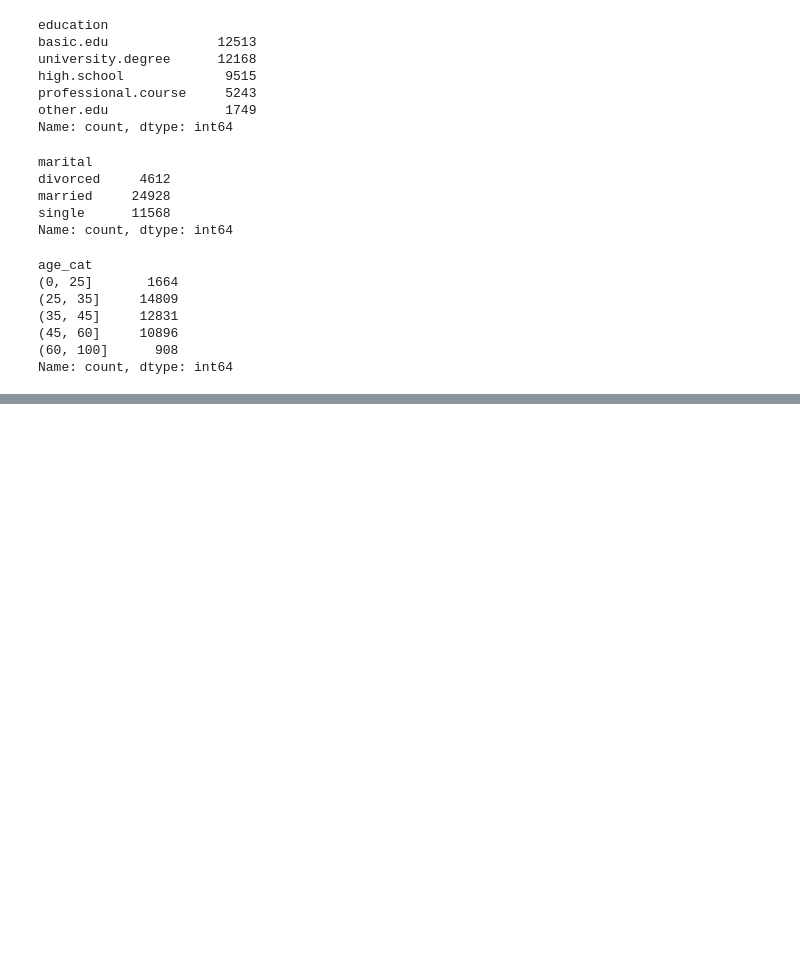
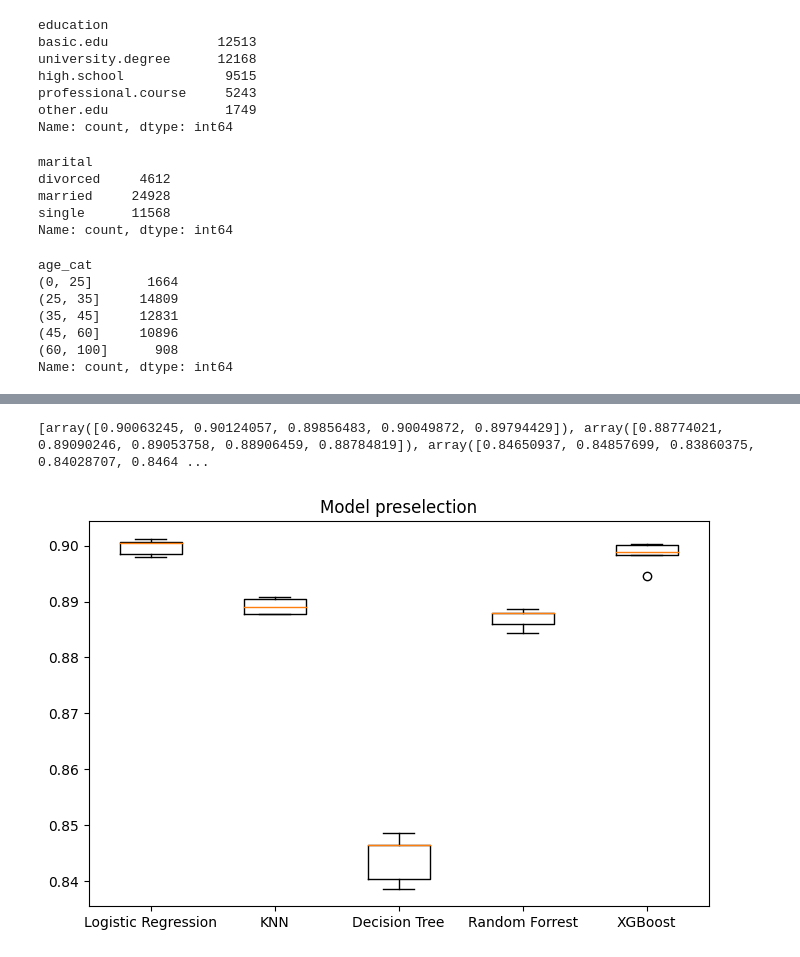
Before and after one commit to Magdalena-B1/ML-different-approaches-to-linear-regression, a Jupyter notebook: notebook4f11fd9960.ipynb, the cells around one changed output, grey strips where cells are left out. Drawn from its saved outputs; the diff is of its cells as text; code cells hidden in the pictures; blank space fills up the shorter version.

```diff
--- a/notebook4f11fd9960.ipynb
+++ b/notebook4f11fd9960.ipynb
@@ -195,10 +191,12 @@ Name: count, dtype: int64
 #     for i, col in enumerate(np.sort(df[col_name].unique())):
 #         df[col_name] = df[col_name].replace(col,i)
 # %%
-cat_col = ['job', 'marital']
-for c in cat_col:
-    for i, col in enumerate(np.sort(df[c].unique())):
+col_to_label = ['age_cat','job', 'marital', 'education', 'default', 'housing', 'loan',
+                       'contact', 'poutcome', 'y']
+for c in col_to_label:
+    for i, col in enumerate(np.sort(df_2[c].unique())):
         df_2[c] = df_2[c].replace(col,i)
 
-df_2['marital'].value_counts().sort_index()
+for c in col_to_label:
+    print(df_2[c].value_counts().sort_index())
 # %% [output]
@@ -209,0 +220,8 @@ Name: count, dtype: int64
+# %%
+col_to_norm = ['campaign', 'pdays', 'previous','emp.var.rate', 'cons.price.idx', 'cons.conf.idx']
+
+for c in col_to_norm:
+    x_norm = (df_2[c] - df_2[c].mean())/df_2[c].std()
+    df_2[c] = df_2[c].map(dict(zip(list(df_2[c]), x_norm)))
+
+print(df_2)
@@ -209,0 +246,27 @@ Name: count, dtype: int64
+# %%
+df_2.drop(columns=['age'])
+
+y = df_2['y'].values
+X = df_2.drop(['y'], axis=1).values
+# %%
+models = {"Logistic Regression": LogisticRegression(), "KNN": KNeighborsClassifier(),
+          "Decision Tree": DecisionTreeClassifier(), "Random Forrest": RandomForestClassifier(), "XGBoost":GradientBoostingClassifier() }
+results = []
+for model in models.values():
+    kf = KFold(n_splits=5, random_state=10, shuffle=True)
+    cv_results = cross_val_score(model, X, y, cv=kf) # parament scoring domyślny - wbudowana funkcja
+    # (można określić scoring = accuracy, roc_auc, precision...) można przetestować bez skalowania na zbiorach X, y
+    results.append(cv_results)
+'''Tablica wyników estymatora dla każej opcji walidacji krzyżowej"""
+ """graficznym wynikiem jest wykres/boxplot/rozkład wartości wyników (5 n_splits dla każdego modelu)   '''
+print(results)
+# %% [output]
+[array([0.90063245, 0.90124057, 0.89856483, 0.90049872, 0.89794429]), array([0.88774021, 0.89090246, 0.89053758, 0.88906459, 0.88784819]), array([0.84650937, 0.84857699, 0.83860375, 0.84028707, 0.8464 ...
+# %%
+fig, ax = plt.subplots(figsize=(8, 5))
+ax.boxplot (results)
+ax.set_xticklabels(models.keys())
+ax.set_title("Model preselection")
+plt.show()
+# %% [output]
+[figure, added]
```
Also changed, not shown: parts of 4 cells of this notebook.
